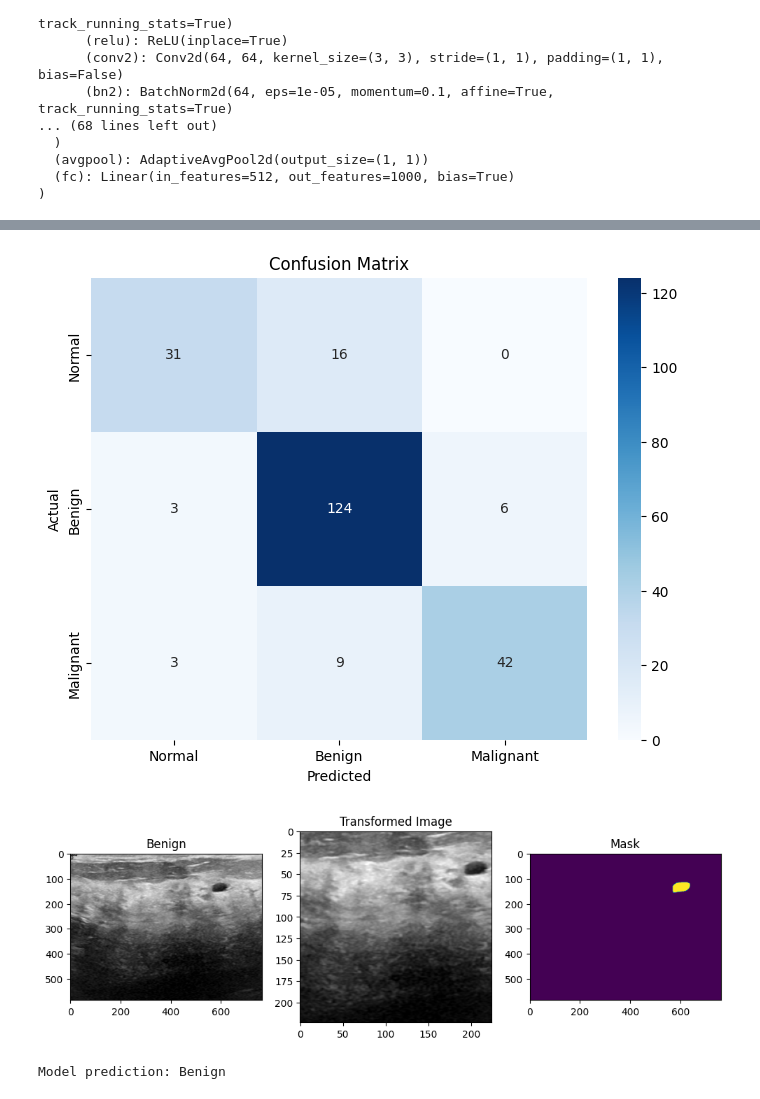
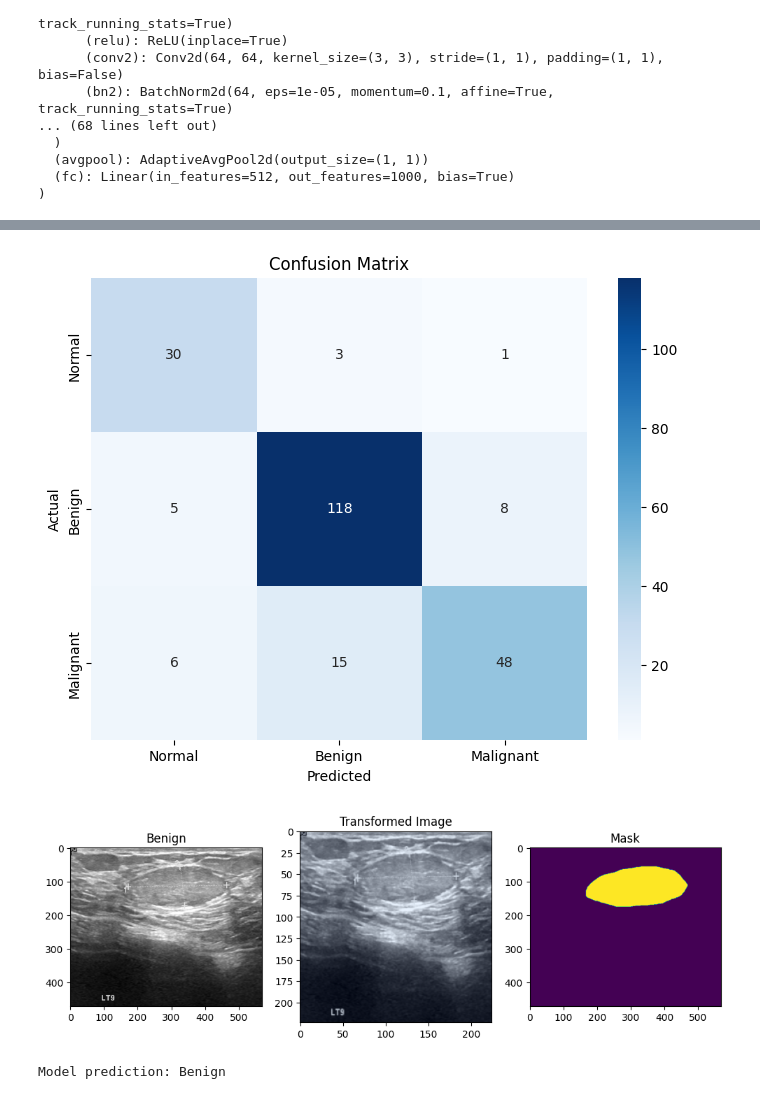
Before and after one commit to Amirhossein-Nayebi/ltu-M7016H-project, a Jupyter notebook: main.ipynb, the cells around one changed output, grey strips where cells are left out. Cells and saved outputs as stored; diff of their text form; code cells hidden in the pictures.

Commit message:
Changes transformations.

```diff
--- a/main.ipynb
+++ b/main.ipynb
@@ -69,9 +69,10 @@ class BreastDataset(Dataset):
 data_transforms = transforms.Compose(
     [
         transforms.ToTensor(),
-        transforms.Resize(256, antialias=True),
-        transforms.CenterCrop(224),
+        transforms.Resize((224, 224), antialias=True),
+        # transforms.CenterCrop(224),
         transforms.Normalize((0.5, 0.5, 0.5), (0.5, 0.5, 0.5)),
+        # transforms.Normalize((0.485, 0.456, 0.406), (0.229, 0.224, 0.225))
     ]
 )
 
@@ -393,20 +394,20 @@ ax.set_ylabel("Actual")
 ax.set_title("Confusion Matrix")
 plt.show()
 # %% [output]
-[figure, old version]
+[figure, new version]
 # %%
-data_index = 21
+data_index = 0
 trans = dataset.transform
 dataset.transform = None
 org_img, lbl, mask = test_dataset[data_index]
 dataset.transform = trans
 trans_img, _ = test_dataset[data_index]
 
 plot_image(org_img, trans_img, lbl, mask)
 output = res_net(trans_img.view(1, *trans_img.shape).to(device))
 _, predicted = output.max(1)
 class_name = label_names[predicted]
 print("Model prediction:", class_name)
 # %% [output]
-[figure, old version]
+[figure, new version]
 Model prediction: Benign
```
Also changed, not shown: parts of 3 cells of this notebook, 1 other file.
